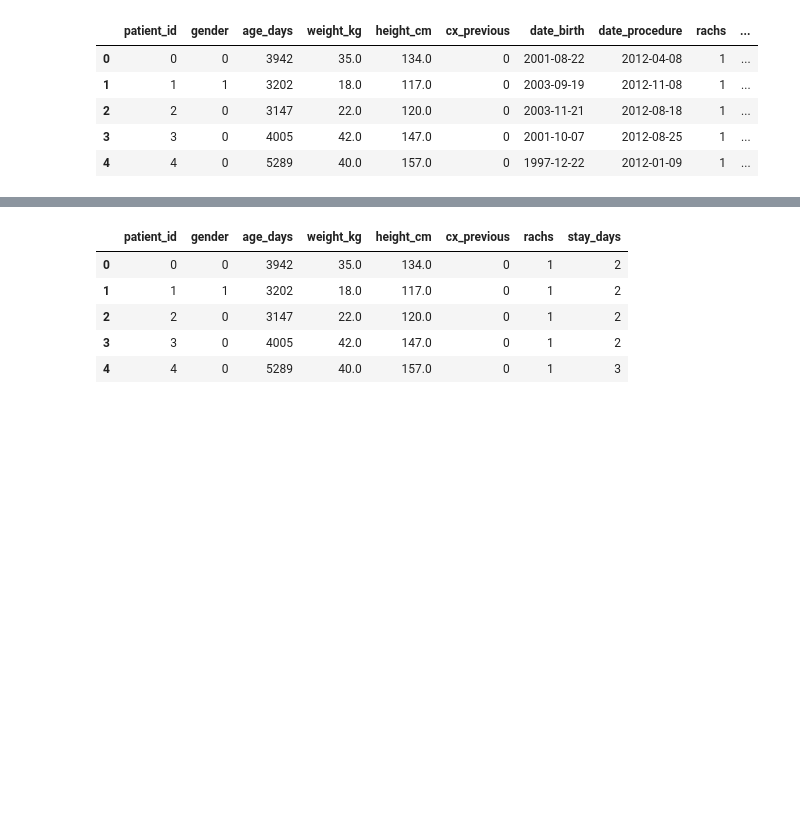
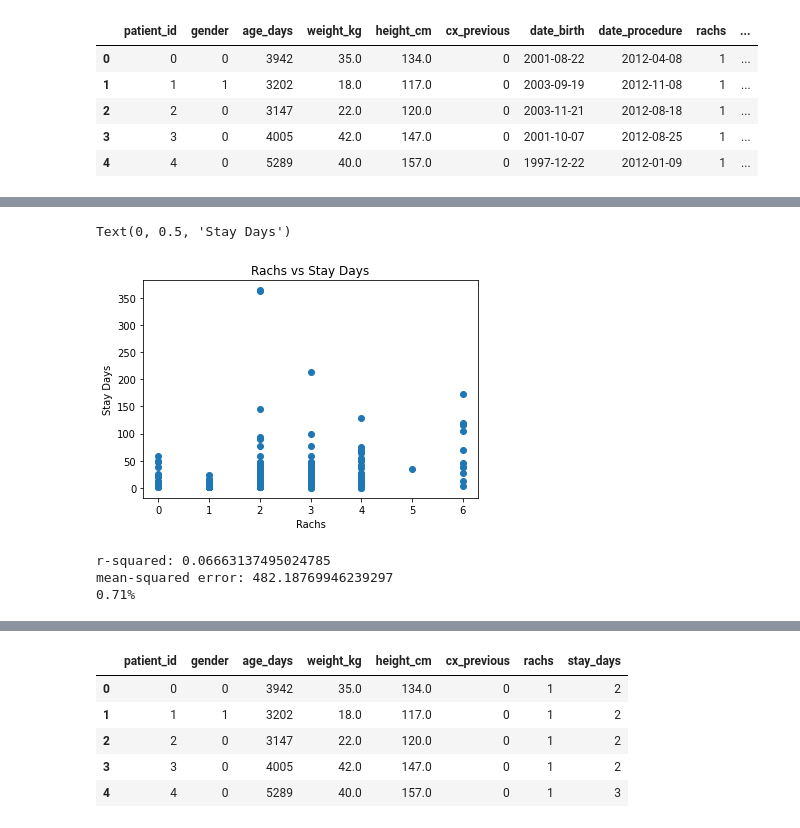
Before and after one commit to DanielaSotoSainz/final_project, a Jupyter notebook: machine_learning/ml_clusters_stay_days.ipynb, the cells around one changed output, grey strips where cells are left out. Cells and saved outputs as stored; diff of their text form; code cells hidden in the pictures; blank space fills up the shorter version.

```diff
--- a/machine_learning/ml_clusters_stay_days.ipynb
+++ b/machine_learning/ml_clusters_stay_days.ipynb
@@ -28,0 +53,31 @@ df.head()
+# %%
+# Plot data
+plt.scatter(df['rachs'], df['stay_days'])
+plt.title(f"Rachs vs Stay Days")
+plt.xlabel("Rachs")
+plt.ylabel("Stay Days")
+# %% [output]
+Text(0, 0.5, 'Stay Days')
+[figure, added]
+# %%
+# Linear Regression Attempt (Fail)
+X = df["rachs"].values.reshape(-1, 1)
+y = df["stay_days"].values.reshape(-1, 1)
+X_train, X_test, y_train, y_test = train_test_split(X, y, random_state=1)
+X.shape, y.shape
+
+# Create Model
+model = LinearRegression()
+model.fit(X_train, y_train)
+y_pred = model.predict(X)
+# Evaluate Model
+r2 = r2_score(y, y_pred)
+mse = mean_squared_error(y, y_pred)
+print("r-squared:", r2)
+print("mean-squared error:", mse)
+score = model.score(X_test, y_test)
+print(f"{100*score:.2f}%")
+# %% [output]
+r-squared: 0.06663137495024785
+mean-squared error: 482.18769946239297
+0.71%
```
Also changed, not shown: parts of 18 cells of this notebook, 2 other files.
